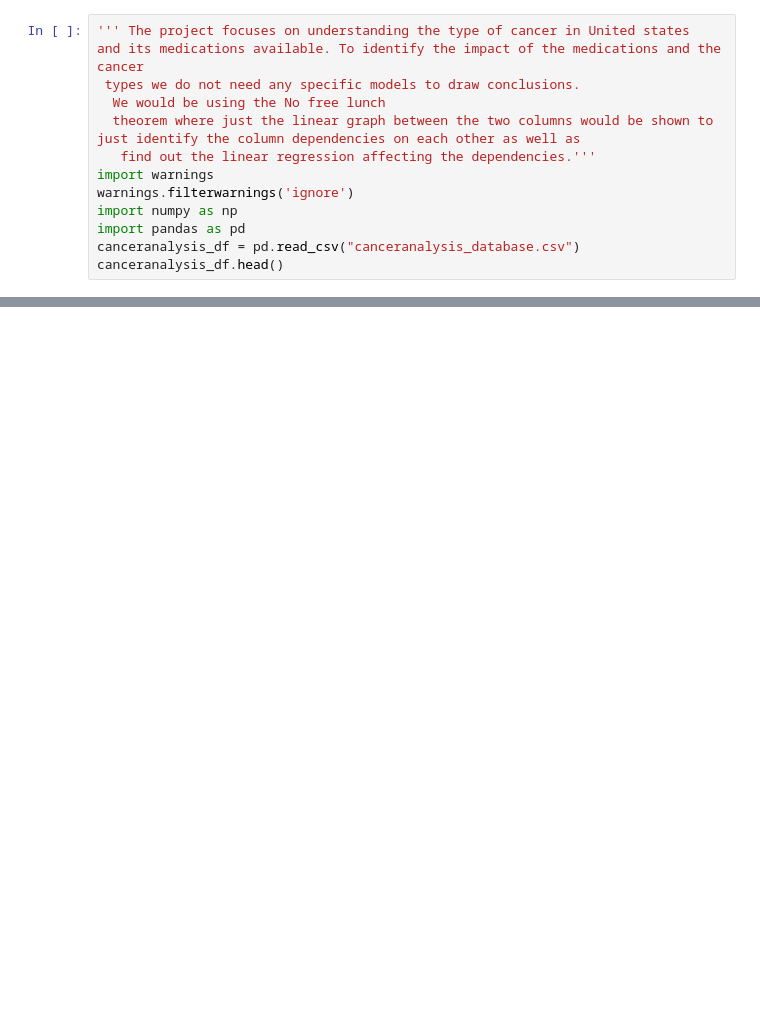
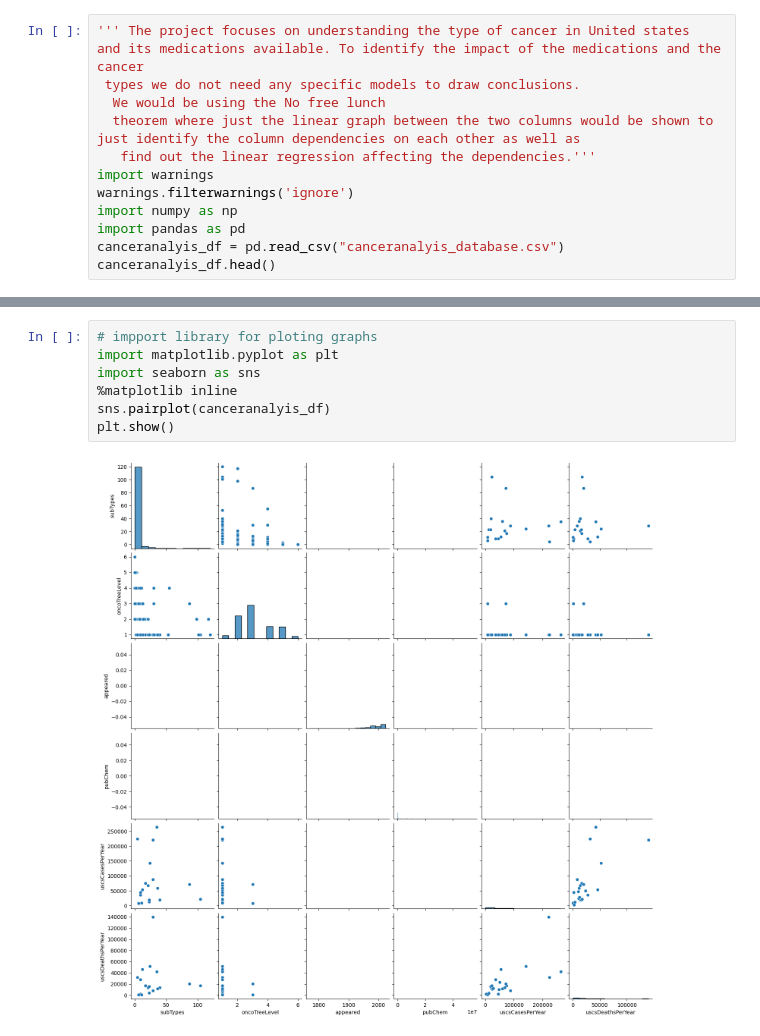
Before and after one commit to ahmedabouelhassan99/machine-learning-project, a Jupyter notebook: ahmedml.ipynb, the cells around one changed output, grey strips where cells are left out. Drawn from its saved outputs; the diff is of its cells as text; blank space fills up the shorter version.

```diff
--- a/ahmedml.ipynb
+++ b/ahmedml.ipynb
@@ -11,6 +11,6 @@ import warnings
 warnings.filterwarnings('ignore')
 import numpy as np
 import pandas as pd
-canceranalysis_df = pd.read_csv("canceranalysis_database.csv")
-canceranalysis_df.head()
+canceranalyis_df = pd.read_csv("canceranalyis_database.csv")
+canceranalyis_df.head()
 # %% [output]
@@ -17,0 +52,9 @@ FileNotFoundError: ignored
+# %%
+# impport library for ploting graphs
+import matplotlib.pyplot as plt
+import seaborn as sns
+%matplotlib inline
+sns.pairplot(canceranalyis_df)
+plt.show()
+# %% [output]
+[figure, added]
```
Also changed, not shown: parts of 5 cells of this notebook.
